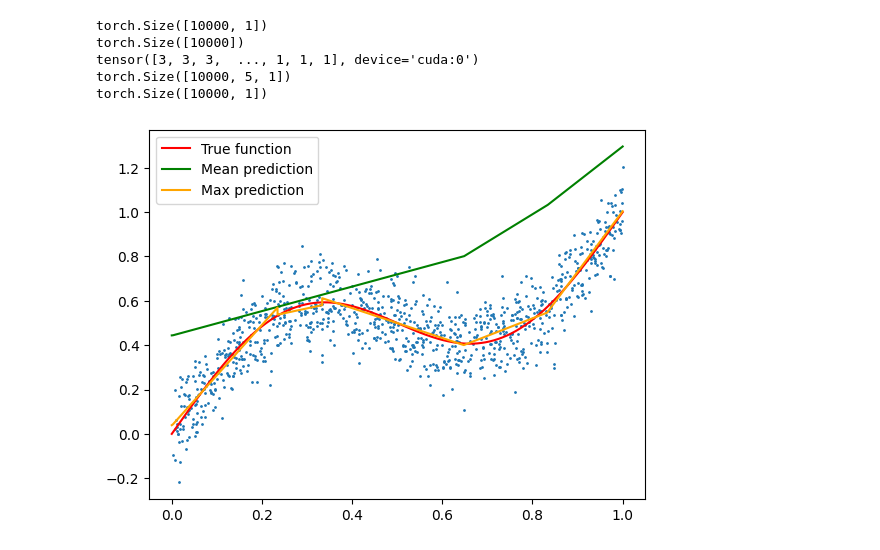
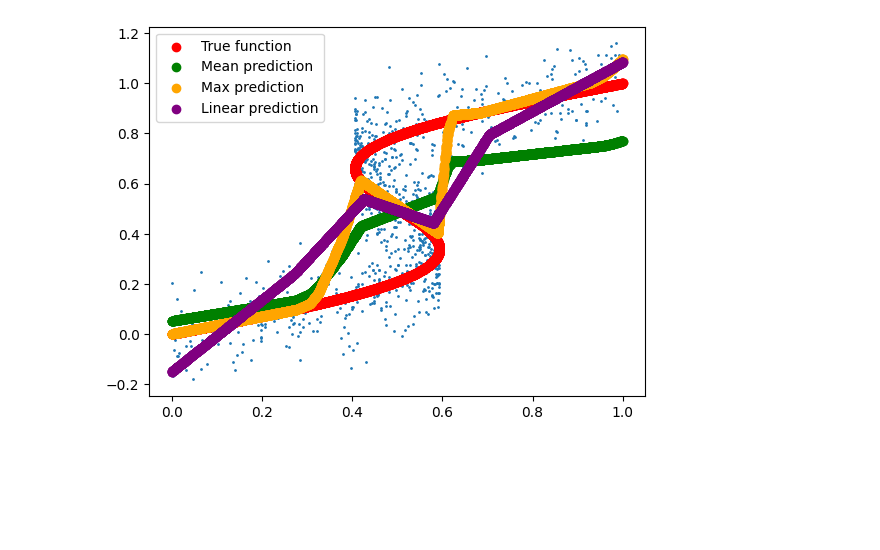
Before and after one commit to clementw168/mixture-density-net, a Jupyter notebook: training.ipynb, the cells around one changed output. Drawn from its saved outputs; the diff is of its cells as text; code cells hidden in the pictures; blank space fills up the shorter version.

Commit message:
feat: training on inverse function

```diff
--- a/training.ipynb
+++ b/training.ipynb
@@ -2,19 +2,28 @@
 %load_ext autoreload
 %autoreload 2
 # %%
-from src.datasets import FunctionDataset, sinusoide
+from src.datasets import FunctionDataset, sinusoid
 from torch.utils.data import DataLoader
 
 TRAIN_SAMPLES = 1000
-TEST_SAMPLES = 1000
+TEST_SAMPLES = 10000
 function_range = (0, 1)
 noise_level = 0.1
 
 sinus_train_dataset = FunctionDataset(
-    sinusoide, n_samples=TRAIN_SAMPLES, range=function_range, noise_std=0.1
+    sinusoid,
+    n_samples=TRAIN_SAMPLES,
+    range=function_range,
+    noise_std=0.1,
+    inverse_function=True,
 )
 sinus_test_dataset = FunctionDataset(
-    sinusoide, n_samples=TEST_SAMPLES, range=function_range, noise_std=0
+    sinusoid,
+    n_samples=TEST_SAMPLES,
+    range=function_range,
+    noise_std=0,
+    sort=True,
+    inverse_function=True,
 )
 
 train_dataloader = DataLoader(
@@ -75,51 +141,50 @@ import matplotlib.pyplot as plt
 import numpy as np
 import torch
 
-plot_points = 10000
-x = (
-    torch.linspace(function_range[0], function_range[1], plot_points)
-    .unsqueeze(1)
-    .to(device)
-)
+
+x = sinus_test_dataset.x.unsqueeze(1).to(device)
+y = sinus_test_dataset.y.unsqueeze(1).to(device)
+
+
 mu, sigma, pi = mdn_model(x)
+linear_pred = linear_model(x)
 
 mean_mu = torch.mean(mu, dim=1)
 
 max_mu_index = torch.argmax(pi, dim=1)
 
-indices = torch.arange(plot_points)
+indices = torch.arange(x.shape[0])
 max_mu = mu[indices, max_mu_index, :]
 
 
-# max_mu = mu[:, max_mu_index, :]
-print(max_mu.shape)
-
 plt.scatter(sinus_train_dataset.x, sinus_train_dataset.y, s=1)
-plt.plot(
-    np.linspace(function_range[0], function_range[1], plot_points),
-    sinusoide(torch.linspace(function_range[0], function_range[1], plot_points)),
+plt.scatter(
+    x.detach().cpu().numpy(),
+    y.detach().cpu().numpy(),
     color="red",
     label="True function",
 )
-plt.plot(
+plt.scatter(
     x.detach().cpu().numpy(),
     mean_mu.detach().cpu().numpy(),
     color="green",
     label="Mean prediction",
 )
-plt.plot(
+plt.scatter(
     x.detach().cpu().numpy(),
     max_mu.detach().cpu().numpy(),
     color="orange",
     label="Max prediction",
 )
+plt.scatter(
+    x.detach().cpu().numpy(),
+    linear_pred.detach().cpu().numpy(),
+    color="purple",
+    label="Linear prediction",
+)
+
 plt.legend()
 
 plt.show()
 # %% [output]
-torch.Size([10000, 1])
-torch.Size([10000])
-tensor([3, 3, 3,  ..., 1, 1, 1], device='cuda:0')
-torch.Size([10000, 5, 1])
-torch.Size([10000, 1])
-[figure, old version]
+[figure, new version]
```
Also changed, not shown: parts of 3 cells of this notebook, 3 other files.
